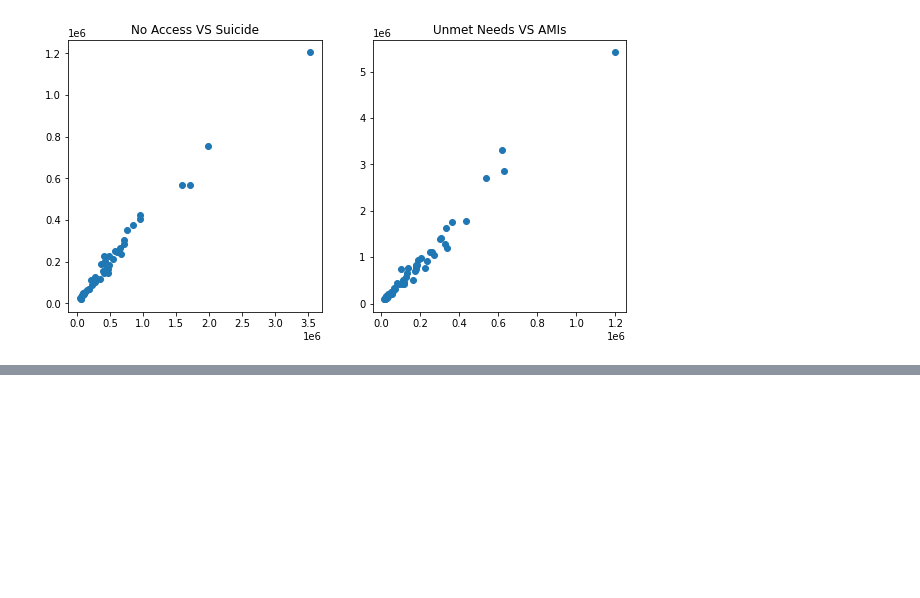
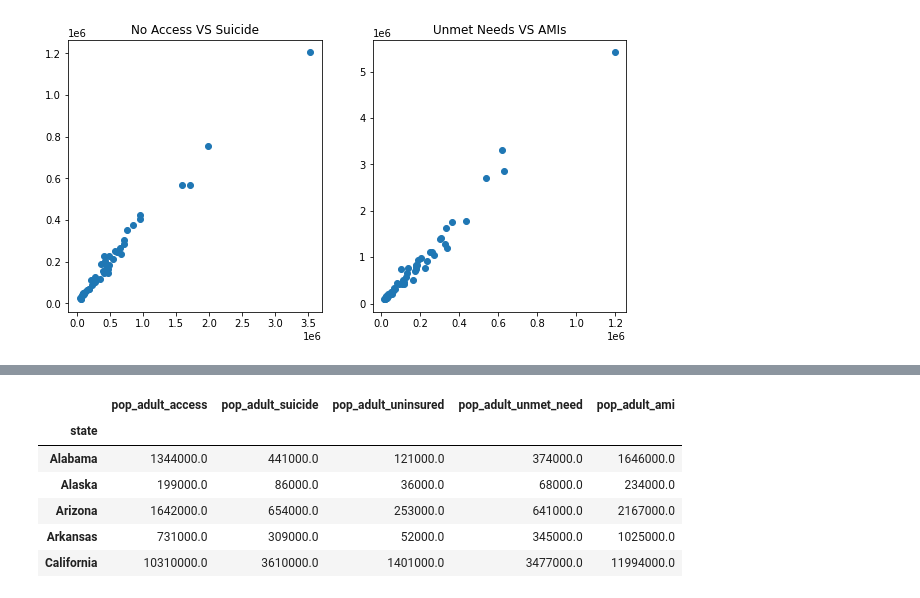
Before and after one commit to NoahToomeyBC/project-vu, a Jupyter notebook: dataconn_explore/dataconn.ipynb, the cells around one changed output, grey strips where cells are left out. Cells and saved outputs as stored; diff of their text form; code cells hidden in the pictures; blank space fills up the shorter version.

```diff
--- a/dataconn_explore/dataconn.ipynb
+++ b/dataconn_explore/dataconn.ipynb
@@ -353,0 +380,11 @@ KeyError: 'state'
+# %%
+adult_pop_2020_group=adult_pop.groupby("state").agg("sum")
+adult_pop_2020_group.head()
+# %% [output]
+|  | pop_adult_access | pop_adult_suicide | pop_adult_uninsured | pop_adult_unmet_need | pop_adult_ami |
+| state |  |  |  |  |  |
+| Alabama | 1344000.0 | 441000.0 | 121000.0 | 374000.0 | 1646000.0 |
+| Alaska | 199000.0 | 86000.0 | 36000.0 | 68000.0 | 234000.0 |
+| Arizona | 1642000.0 | 654000.0 | 253000.0 | 641000.0 | 2167000.0 |
+| Arkansas | 731000.0 | 309000.0 | 52000.0 | 345000.0 | 1025000.0 |
+| California | 10310000.0 | 3610000.0 | 1401000.0 | 3477000.0 | 11994000.0 |
```
Also changed, not shown: parts of 10 cells of this notebook, 1 other file.
